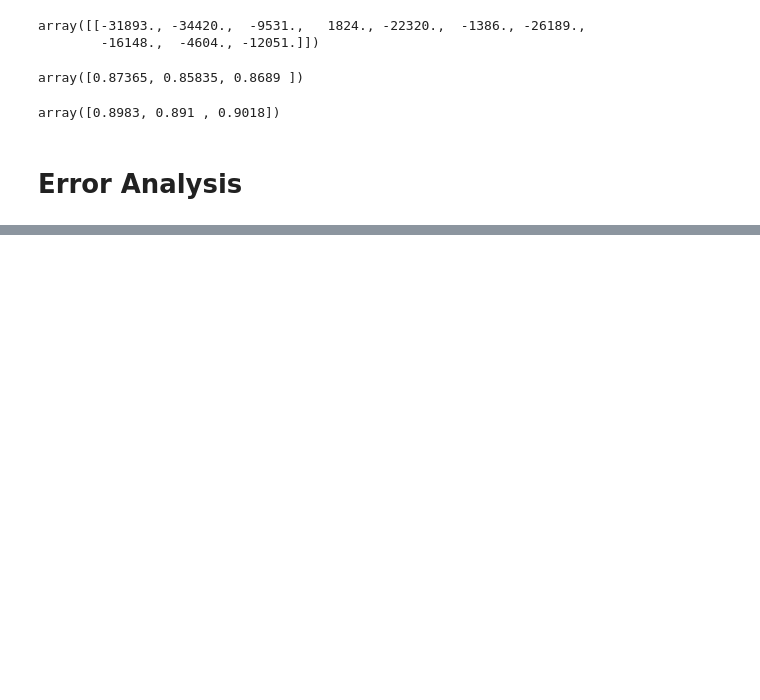
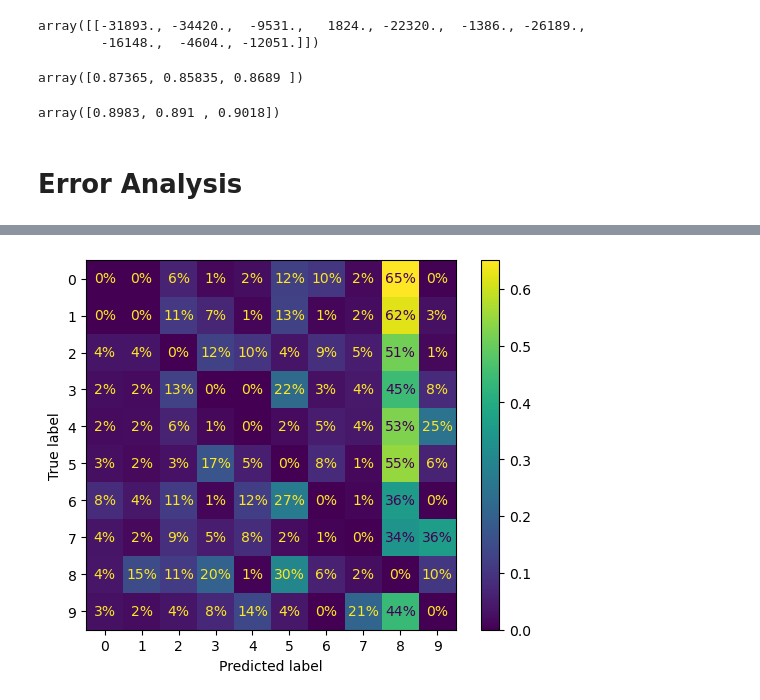
Before and after one commit to paul-sadface/Hands-On-ML-MNIST, a Jupyter notebook: Classification_MNIST.ipynb, the cells around one changed output, grey strips where cells are left out. Cells and saved outputs as stored; diff of their text form; code cells hidden in the pictures; blank space fills up the shorter version.

Commit message:
confusion matrices

```diff
--- a/Classification_MNIST.ipynb
+++ b/Classification_MNIST.ipynb
@@ -352,0 +359,8 @@ plt.show()
+# %%
+sample_weight = (y_train_pred != y_train)
+ConfusionMatrixDisplay.from_predictions(y_train, y_train_pred,
+                                        sample_weight=sample_weight,
+                                        normalize="true", values_format=".0%")
+plt.show()
+# %% [output]
+[figure, added]
```
Also changed, not shown: parts of 3 cells of this notebook.
